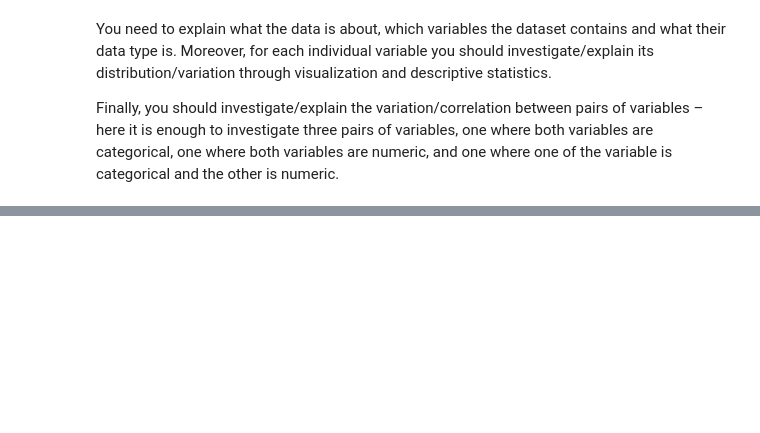
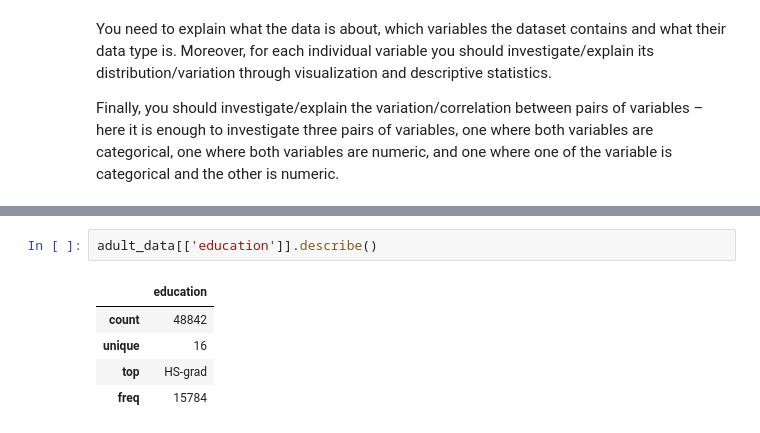
Before and after one commit to Sebastianrix/Data-Things, a Jupyter notebook: 1) Data transformation and exploratory data analysis (EDA)/Exercises in DT and EDA.ipynb, the cells around one changed output, grey strips where cells are left out. Drawn from its saved outputs; the diff is of its cells as text; blank space fills up the shorter version.

```diff
--- a/1) Data transformation and exploratory data analysis (EDA)/Exercises in DT and EDA.ipynb
+++ b/1) Data transformation and exploratory data analysis (EDA)/Exercises in DT and EDA.ipynb
@@ -87,0 +102,8 @@ diabetes_data
+# %%
+adult_data[['education']].describe()
+# %% [output]
+|  | education |
+| count | 48842 |
+| unique | 16 |
+| top | HS-grad |
+| freq | 15784 |
```
Also changed, not shown: parts of 20 cells of this notebook.
